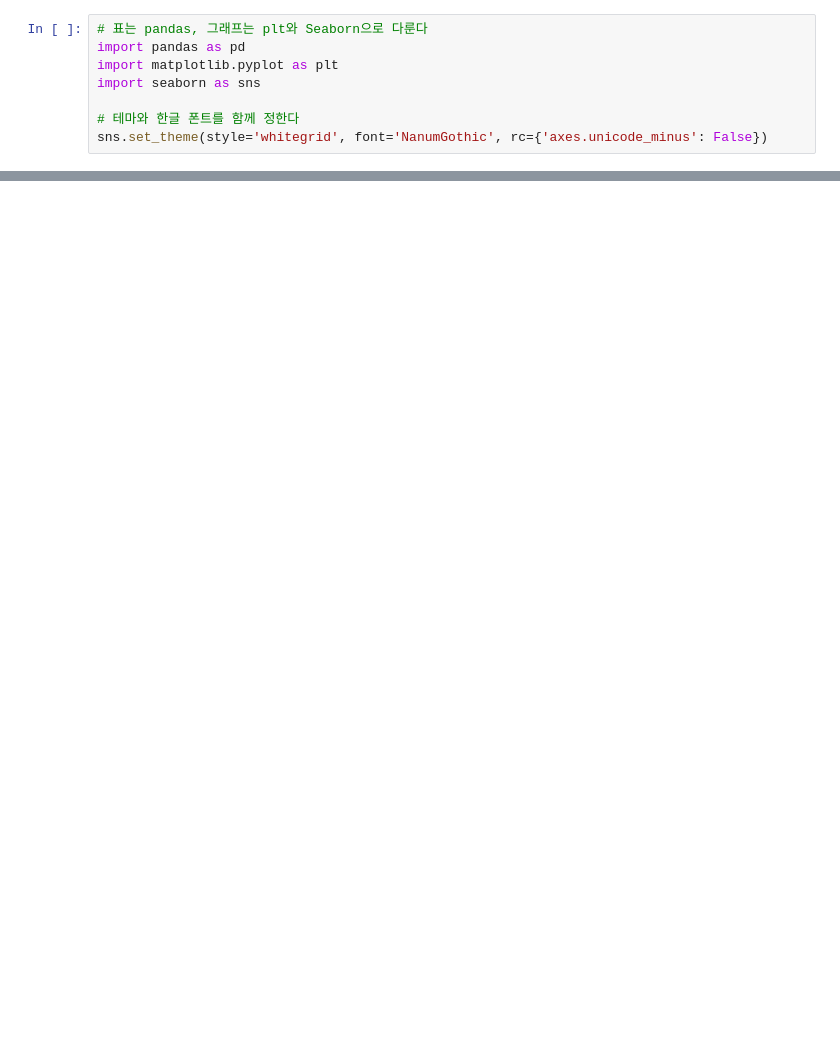
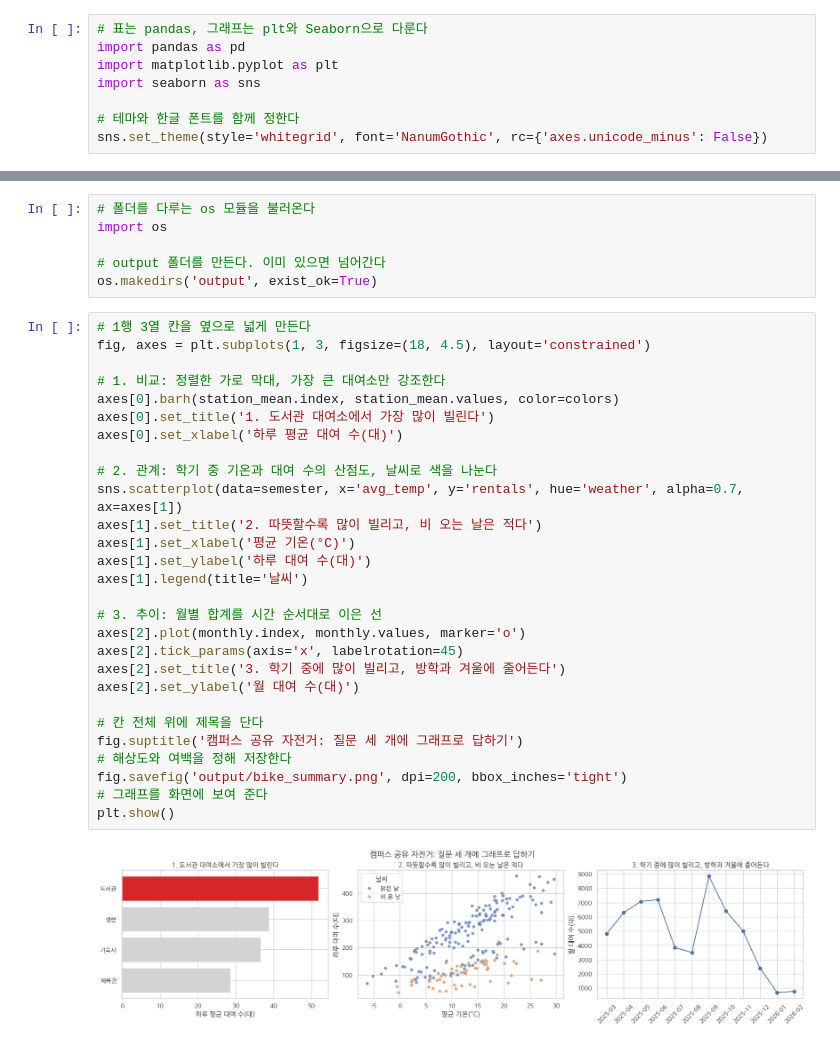
Before and after one commit to wonguwon/generate_lesson, a Jupyter notebook: materials/matplotlib-seaborn/10_미니프로젝트/10_미니프로젝트_강사용.ipynb, the cells around one changed output, grey strips where cells are left out. Drawn from its saved outputs; the diff is of its cells as text; blank space fills up the shorter version.

```diff
--- a/materials/matplotlib-seaborn/10_미니프로젝트/10_미니프로젝트_강사용.ipynb
+++ b/materials/matplotlib-seaborn/10_미니프로젝트/10_미니프로젝트_강사용.ipynb
@@ -366,0 +254,36 @@ plt.show()
+# %%
+# 폴더를 다루는 os 모듈을 불러온다
+import os
+
+# output 폴더를 만든다. 이미 있으면 넘어간다
+os.makedirs('output', exist_ok=True)
+# %%
+# 1행 3열 칸을 옆으로 넓게 만든다
+fig, axes = plt.subplots(1, 3, figsize=(18, 4.5), layout='constrained')
+
+# 1. 비교: 정렬한 가로 막대, 가장 큰 대여소만 강조한다
+axes[0].barh(station_mean.index, station_mean.values, color=colors)
+axes[0].set_title('1. 도서관 대여소에서 가장 많이 빌린다')
+axes[0].set_xlabel('하루 평균 대여 수(대)')
+
+# 2. 관계: 학기 중 기온과 대여 수의 산점도, 날씨로 색을 나눈다
+sns.scatterplot(data=semester, x='avg_temp', y='rentals', hue='weather', alpha=0.7, ax=axes[1])
+axes[1].set_title('2. 따뜻할수록 많이 빌리고, 비 오는 날은 적다')
+axes[1].set_xlabel('평균 기온(°C)')
+axes[1].set_ylabel('하루 대여 수(대)')
+axes[1].legend(title='날씨')
+
+# 3. 추이: 월별 합계를 시간 순서대로 이은 선
+axes[2].plot(monthly.index, monthly.values, marker='o')
+axes[2].tick_params(axis='x', labelrotation=45)
+axes[2].set_title('3. 학기 중에 많이 빌리고, 방학과 겨울에 줄어든다')
+axes[2].set_ylabel('월 대여 수(대)')
+
+# 칸 전체 위에 제목을 단다
+fig.suptitle('캠퍼스 공유 자전거: 질문 세 개에 그래프로 답하기')
+# 해상도와 여백을 정해 저장한다
+fig.savefig('output/bike_summary.png', dpi=200, bbox_inches='tight')
+# 그래프를 화면에 보여 준다
+plt.show()
+# %% [output]
+[figure, added]
```
Also changed, not shown: parts of 56 cells of this notebook, 14 other files.
